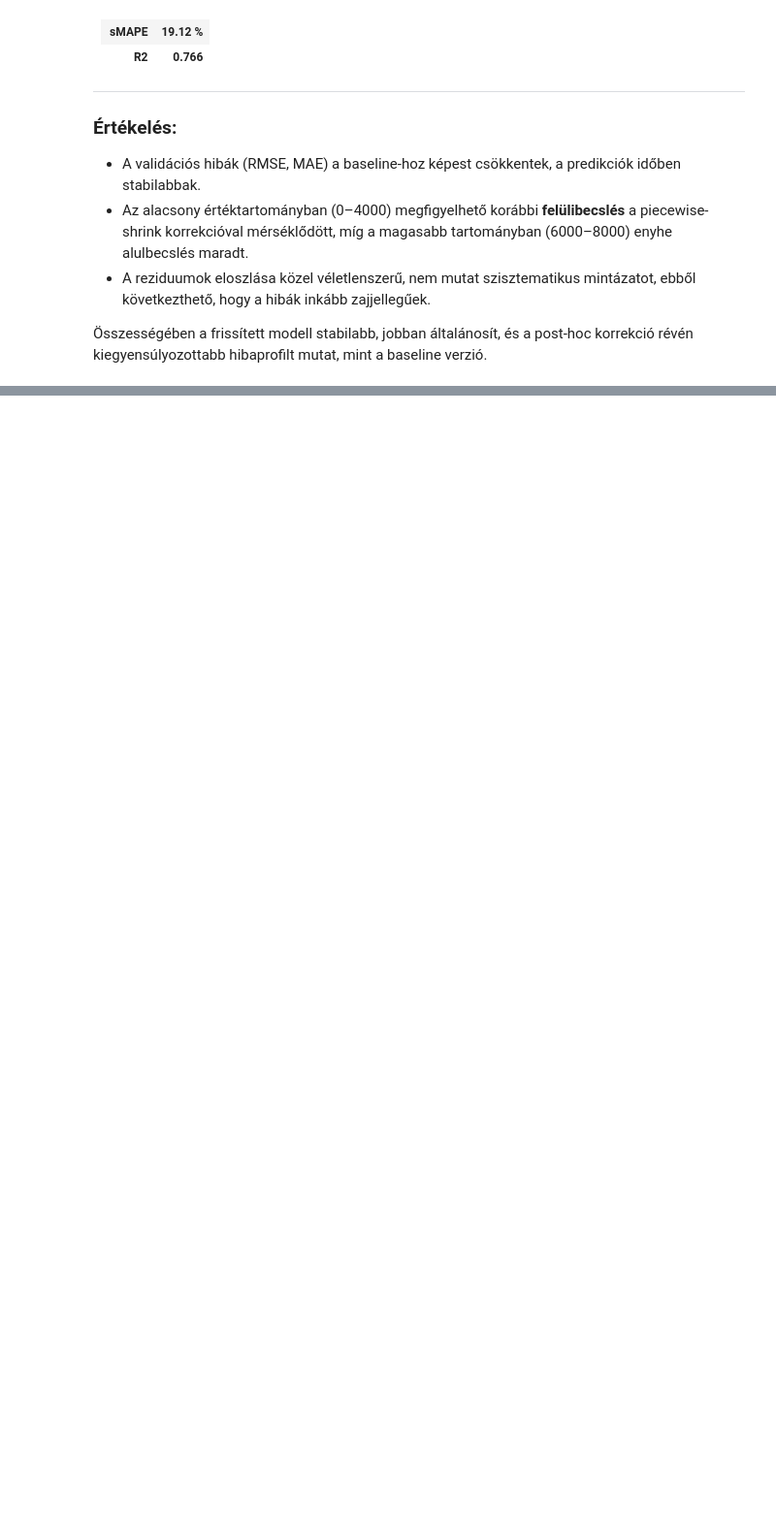
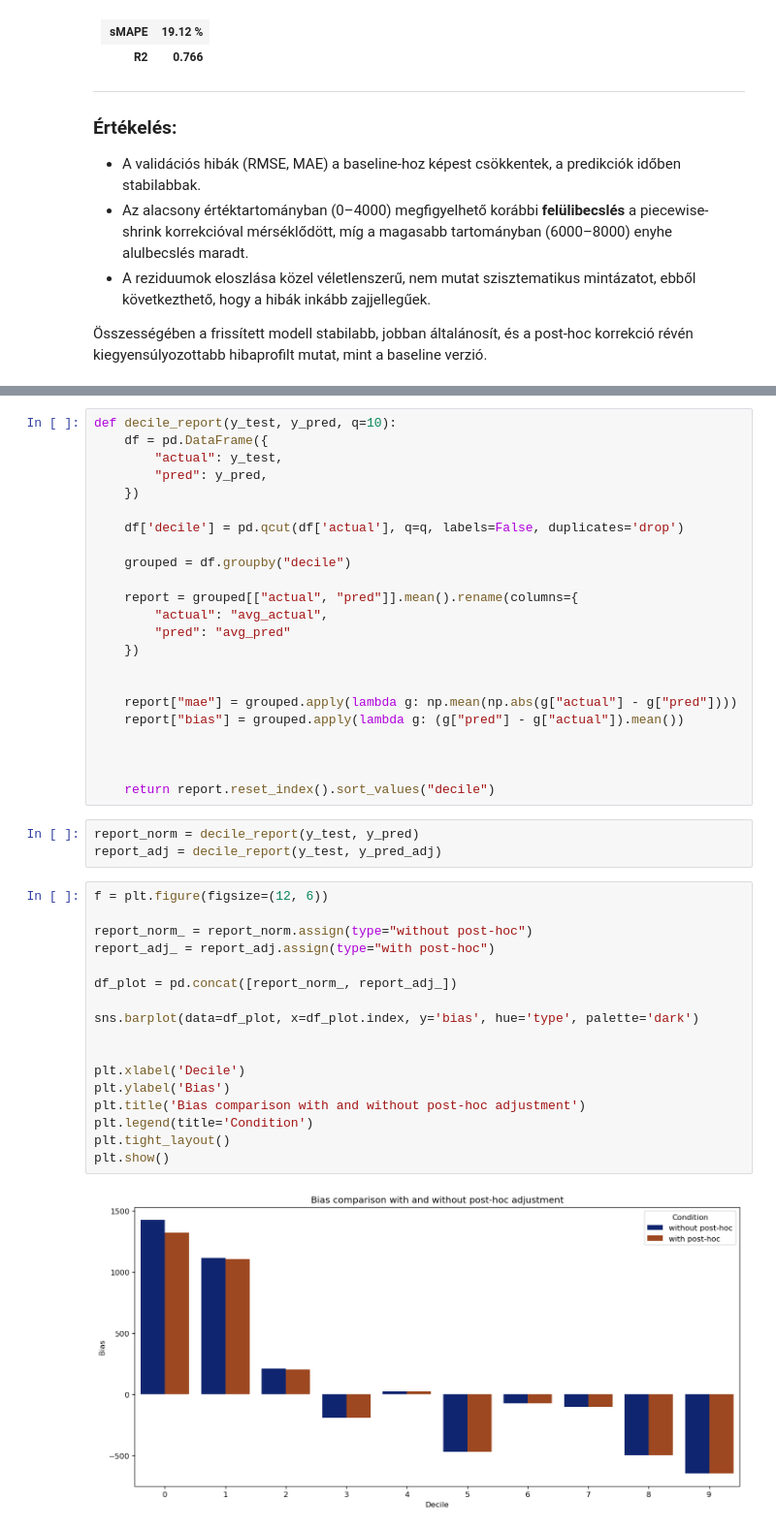
Before and after one commit to SasCsanad/Bike-Sharing-Regerssion, a Jupyter notebook: main.ipynb, the cells around one changed output, grey strips where cells are left out. Shown at 97% size. Drawn from its saved outputs; the diff is of its cells as text; blank space fills up the shorter version.

```diff
--- a/main.ipynb
+++ b/main.ipynb
@@ -699,0 +712,45 @@ A legnagyobb különbség az **alsó forgalmi tartomány** jobb illesztésében
+# %%
+def decile_report(y_test, y_pred, q=10):
+    df = pd.DataFrame({
+        "actual": y_test,
+        "pred": y_pred,
+    })
+
+    df['decile'] = pd.qcut(df['actual'], q=q, labels=False, duplicates='drop')
+
+    grouped = df.groupby("decile")
+
+    report = grouped[["actual", "pred"]].mean().rename(columns={
+        "actual": "avg_actual",
+        "pred": "avg_pred"
+    })
+
+
+    report["mae"] = grouped.apply(lambda g: np.mean(np.abs(g["actual"] - g["pred"])))
+    report["bias"] = grouped.apply(lambda g: (g["pred"] - g["actual"]).mean())
+
+
+
+    return report.reset_index().sort_values("decile")
+# %%
+report_norm = decile_report(y_test, y_pred)
+report_adj = decile_report(y_test, y_pred_adj)
+# %%
+f = plt.figure(figsize=(12, 6))
+
+report_norm_ = report_norm.assign(type="without post-hoc")
+report_adj_ = report_adj.assign(type="with post-hoc")
+
+df_plot = pd.concat([report_norm_, report_adj_])
+
+sns.barplot(data=df_plot, x=df_plot.index, y='bias', hue='type', palette='dark')
+
+
+plt.xlabel('Decile')
+plt.ylabel('Bias')
+plt.title('Bias comparison with and without post-hoc adjustment')
+plt.legend(title='Condition')
+plt.tight_layout()
+plt.show()
+# %% [output]
+[figure, added]
```
Also changed, not shown: parts of 21 cells of this notebook, 2 other files.
